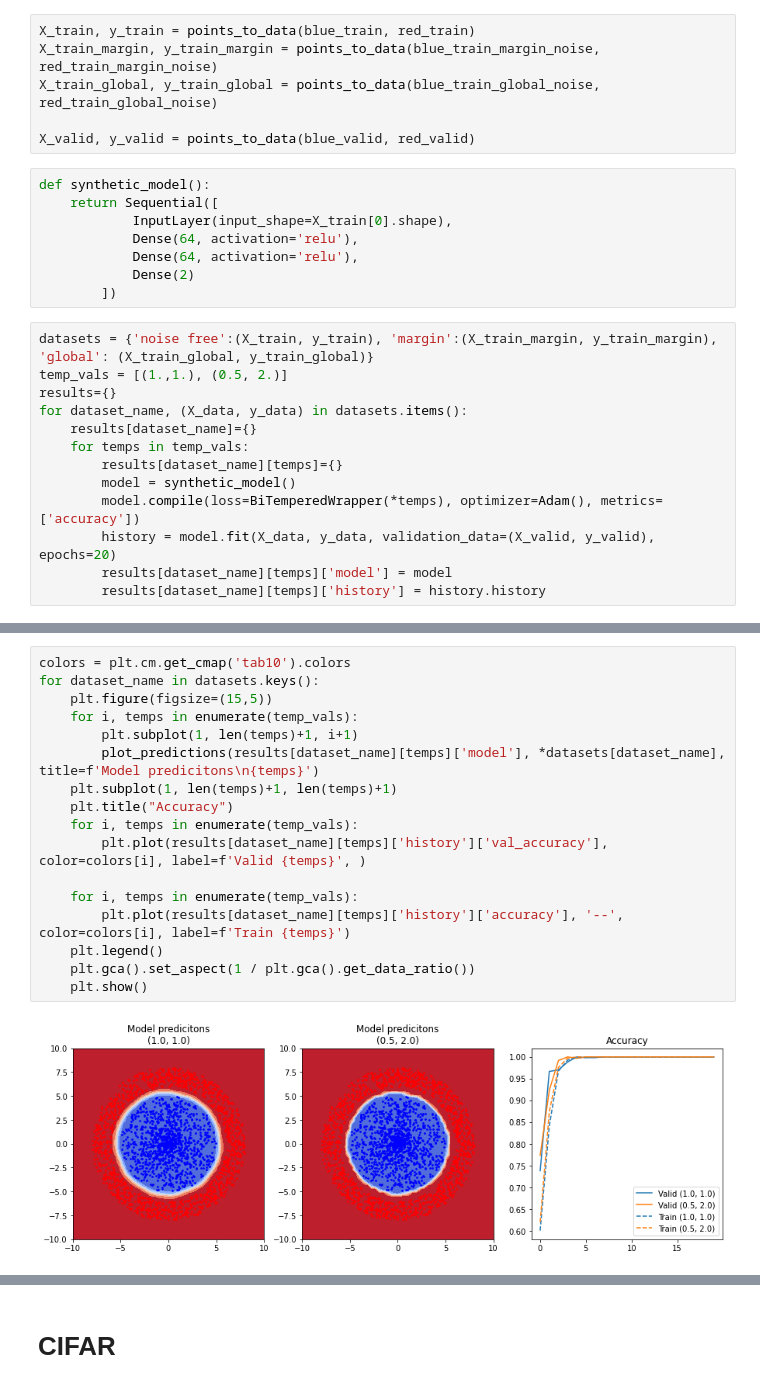
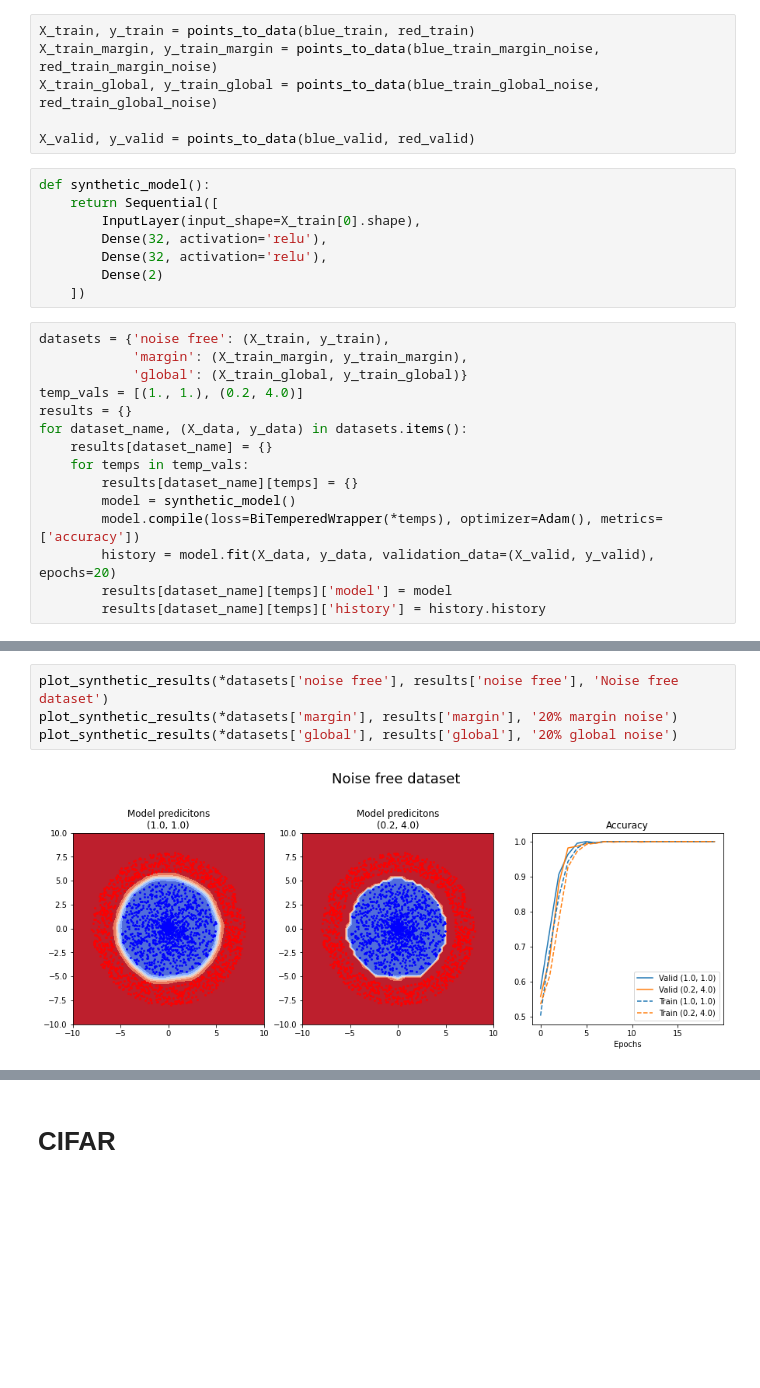
Before and after one commit to wblachowski/training-with-bitempered, a Jupyter notebook: Untitled.ipynb, the cells around one changed output, grey strips where cells are left out. Cells and saved outputs as stored; diff of their text form; blank space fills up the shorter version.

```diff
--- a/Untitled.ipynb
+++ b/Untitled.ipynb
@@ -94,19 +102,21 @@ X_valid, y_valid = points_to_data(blue_valid, red_valid)
 # %%
 def synthetic_model():
     return Sequential([
-            InputLayer(input_shape=X_train[0].shape),
-            Dense(64, activation='relu'),
-            Dense(64, activation='relu'),
-            Dense(2)
-        ])
+        InputLayer(input_shape=X_train[0].shape),
+        Dense(32, activation='relu'),
+        Dense(32, activation='relu'),
+        Dense(2)
+    ])
 # %%
-datasets = {'noise free':(X_train, y_train), 'margin':(X_train_margin, y_train_margin), 'global': (X_train_global, y_train_global)}
-temp_vals = [(1.,1.), (0.5, 2.)]
-results={}
+datasets = {'noise free': (X_train, y_train),
+            'margin': (X_train_margin, y_train_margin),
+            'global': (X_train_global, y_train_global)}
+temp_vals = [(1., 1.), (0.2, 4.0)]
+results = {}
 for dataset_name, (X_data, y_data) in datasets.items():
-    results[dataset_name]={}
+    results[dataset_name] = {}
     for temps in temp_vals:
-        results[dataset_name][temps]={}
+        results[dataset_name][temps] = {}
         model = synthetic_model()
         model.compile(loss=BiTemperedWrapper(*temps), optimizer=Adam(), metrics=['accuracy'])
         history = model.fit(X_data, y_data, validation_data=(X_valid, y_valid), epochs=20)
@@ -133,19 +143,6 @@ Epoch 20/20
 # %%
-colors = plt.cm.get_cmap('tab10').colors
-for dataset_name in datasets.keys():
-    plt.figure(figsize=(15,5))
-    for i, temps in enumerate(temp_vals):
-        plt.subplot(1, len(temps)+1, i+1)
-        plot_predictions(results[dataset_name][temps]['model'], *datasets[dataset_name], title=f'Model predicitons\n{temps}')
-    plt.subplot(1, len(temps)+1, len(temps)+1)
-    plt.title("Accuracy")
-    for i, temps in enumerate(temp_vals):
-        plt.plot(results[dataset_name][temps]['history']['val_accuracy'], color=colors[i], label=f'Valid {temps}', )
-
-    for i, temps in enumerate(temp_vals):
-        plt.plot(results[dataset_name][temps]['history']['accuracy'], '--', color=colors[i], label=f'Train {temps}')
-    plt.legend()
-    plt.gca().set_aspect(1 / plt.gca().get_data_ratio())
-    plt.show()
+plot_synthetic_results(*datasets['noise free'], results['noise free'], 'Noise free dataset')
+plot_synthetic_results(*datasets['margin'], results['margin'], '20% margin noise')
+plot_synthetic_results(*datasets['global'], results['global'], '20% global noise')
 # %% [output]
-[figure, old version]
+[figure, new version]
```
Also changed, not shown: parts of 19 cells of this notebook.
